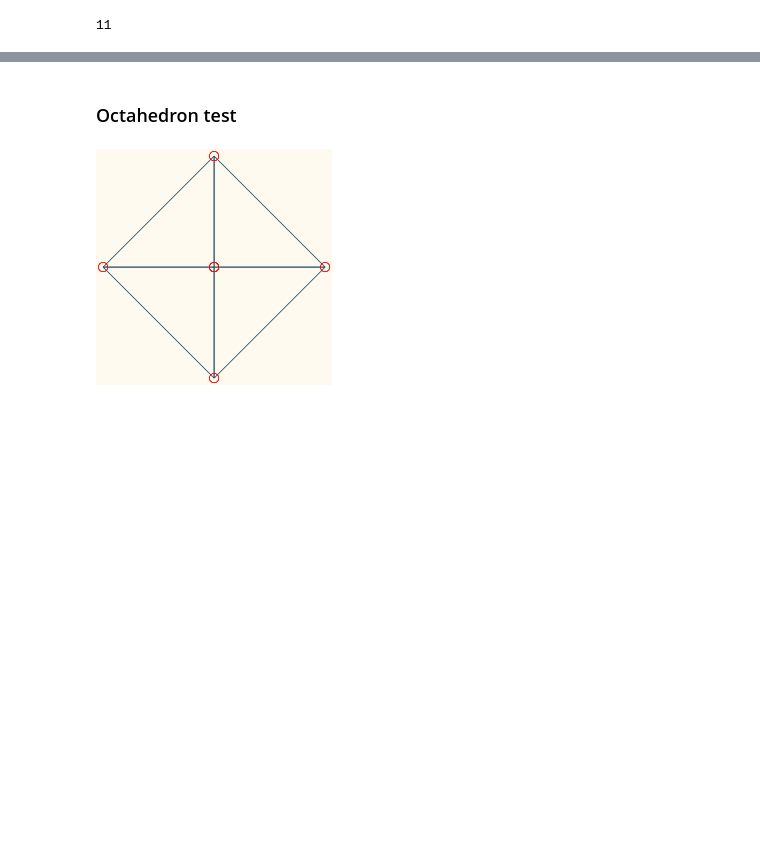
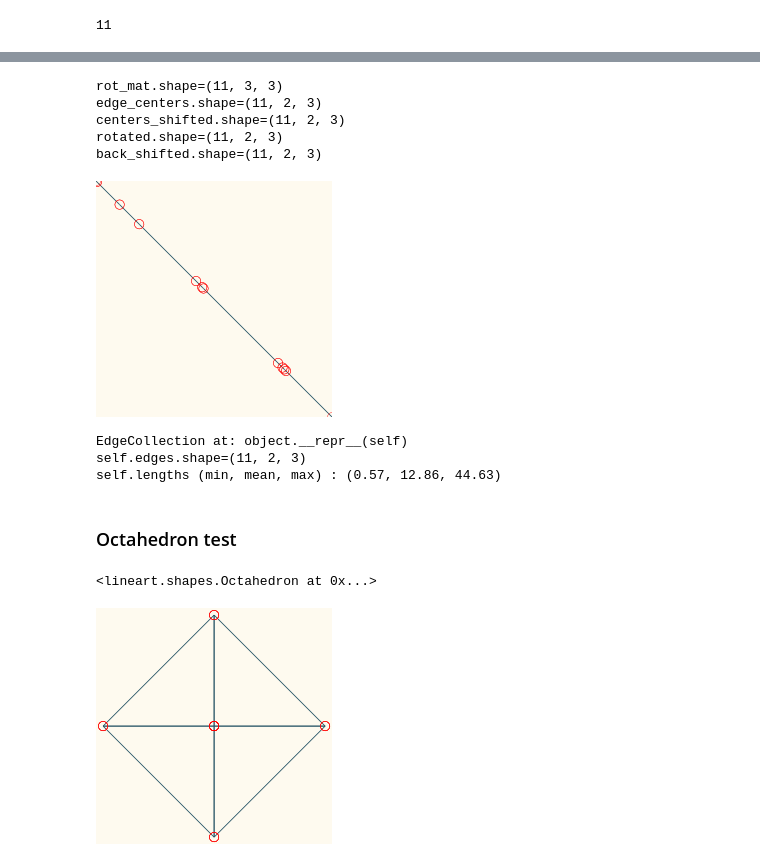
Before and after one commit to leobrowning92/lineart, a Jupyter notebook: shatter_exploration.ipynb, the cells around one changed output, grey strips where cells are left out. Cells and saved outputs as stored; diff of their text form; code cells hidden in the pictures; blank space fills up the shorter version.

Commit message:
clean up ec signiture and repr

```diff
--- a/shatter_exploration.ipynb
+++ b/shatter_exploration.ipynb
@@ -85,3 +111,20 @@ back_shifted.shape=(11, 2, 3)
+# %%
+split_collection.step(1)
+# split_collection.rotate_indiv(np.pi/50)`
+Image(draw.quick_draw_edges(split_collection.edges, v=True).png())
+# %% [output]
+rot_mat.shape=(11, 3, 3)
+edge_centers.shape=(11, 2, 3)
+centers_shifted.shape=(11, 2, 3)
+rotated.shape=(11, 2, 3)
+back_shifted.shape=(11, 2, 3)
+[figure, added]
+# %%
+split_collection
+# %% [output]
+EdgeCollection at: object.__repr__(self)
+self.edges.shape=(11, 2, 3)
+self.lengths (min, mean, max) : (0.57, 12.86, 44.63)
 # %% [markdown]
 ### Octahedron test
 # %%
@@ -89 +132,5 @@ ocatahedron = Octahedron(np.array([50, 50, 40]), 47)
+# %%
+octahedron
+# %% [output]
+<lineart.shapes.Octahedron at 0x...>
 # %%
```
Also changed, not shown: parts of 31 cells of this notebook, 6 other files.
